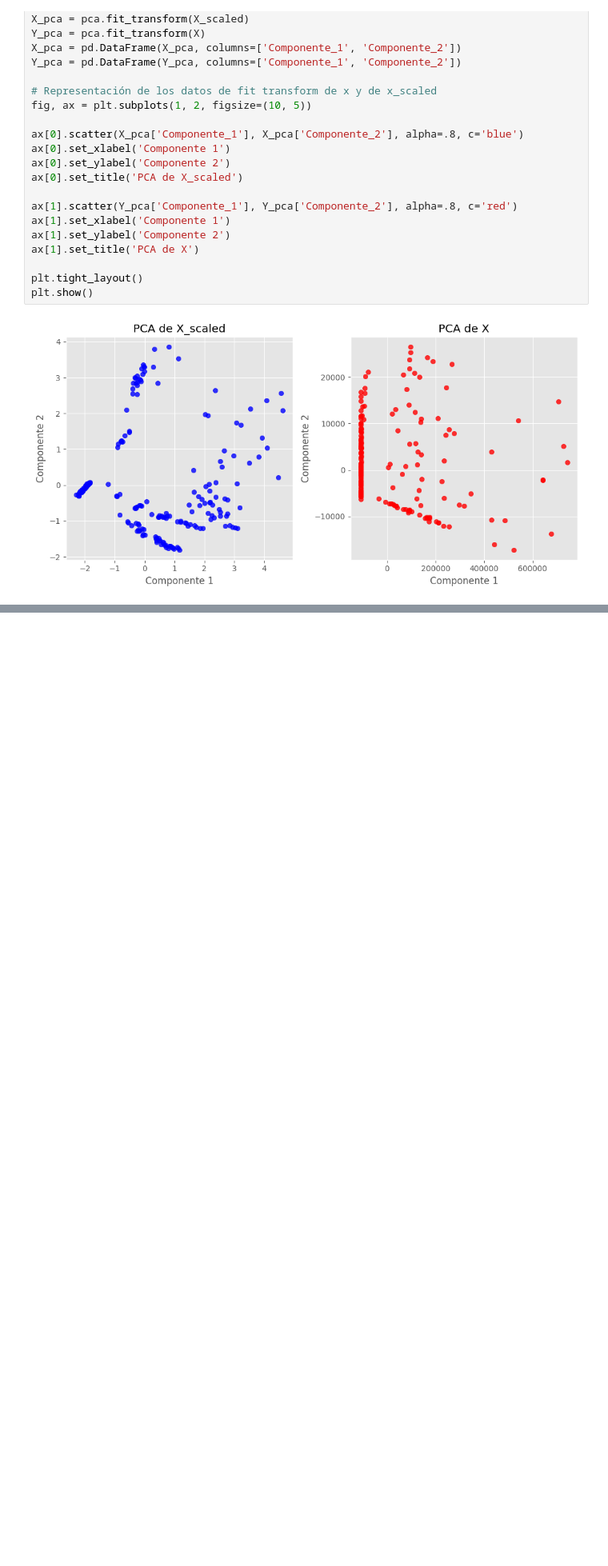
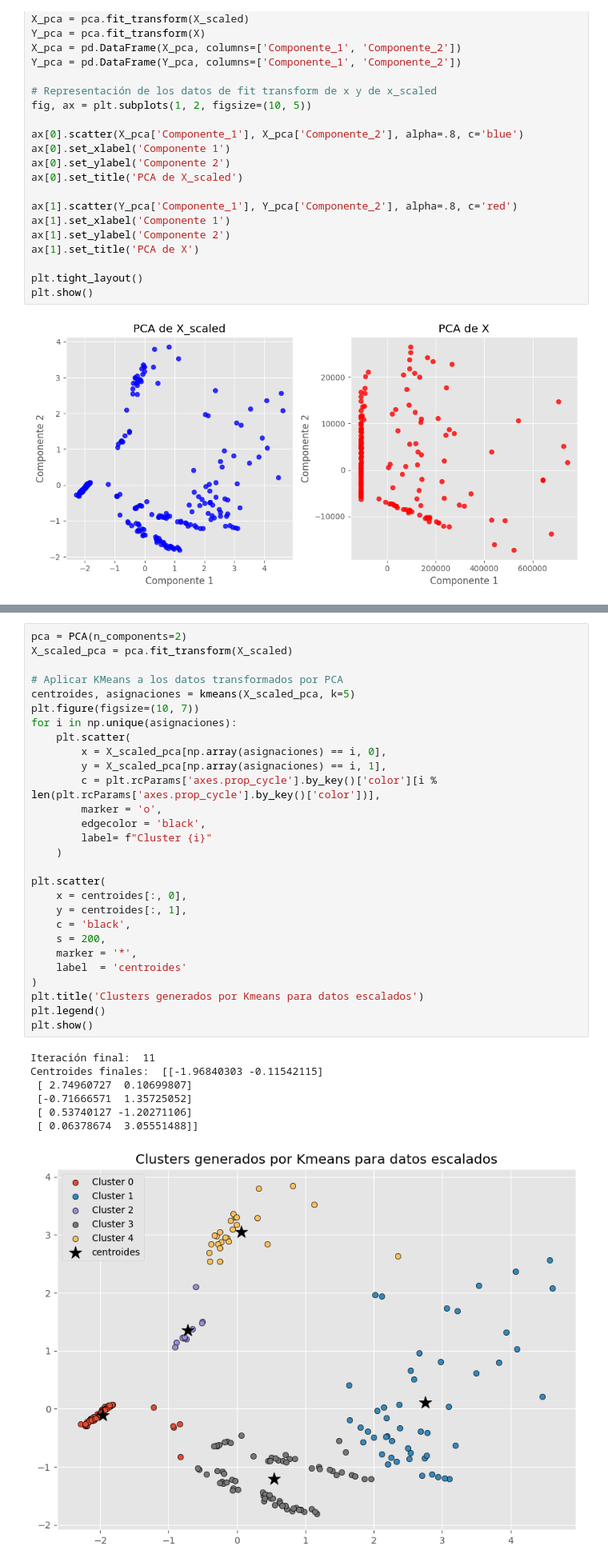
Before and after one commit to RaulCarrero02/G23.P2.100451286.100472334, a Jupyter notebook: kmean.ipynb, the cells around one changed output, grey strips where cells are left out. Shown at 80% size. Drawn from its saved outputs; the diff is of its cells as text; blank space fills up the shorter version.

```diff
--- a/kmean.ipynb
+++ b/kmean.ipynb
@@ -458,0 +388,36 @@ plt.show()
+# %%
+pca = PCA(n_components=2)
+X_scaled_pca = pca.fit_transform(X_scaled)
+
+# Aplicar KMeans a los datos transformados por PCA
+centroides, asignaciones = kmeans(X_scaled_pca, k=5)
+plt.figure(figsize=(10, 7))
+for i in np.unique(asignaciones):
+    plt.scatter(
+        x = X_scaled_pca[np.array(asignaciones) == i, 0],
+        y = X_scaled_pca[np.array(asignaciones) == i, 1],
+        c = plt.rcParams['axes.prop_cycle'].by_key()['color'][i % len(plt.rcParams['axes.prop_cycle'].by_key()['color'])],
+        marker = 'o',
+        edgecolor = 'black',
+        label= f"Cluster {i}"
+    )
+
+plt.scatter(
+    x = centroides[:, 0],
+    y = centroides[:, 1],
+    c = 'black',
+    s = 200,
+    marker = '*',
+    label  = 'centroides'
+)
+plt.title('Clusters generados por Kmeans para datos escalados')
+plt.legend()
+plt.show()
+# %% [output]
+Iteración final:  11
+Centroides finales:  [[-1.96840303 -0.11542115]
+ [ 2.74960727  0.10699807]
+ [-0.71666571  1.35725052]
+ [ 0.53740127 -1.20271106]
+ [ 0.06378674  3.05551488]]
+[figure, added]
```
Also changed, not shown: parts of 13 cells of this notebook.
